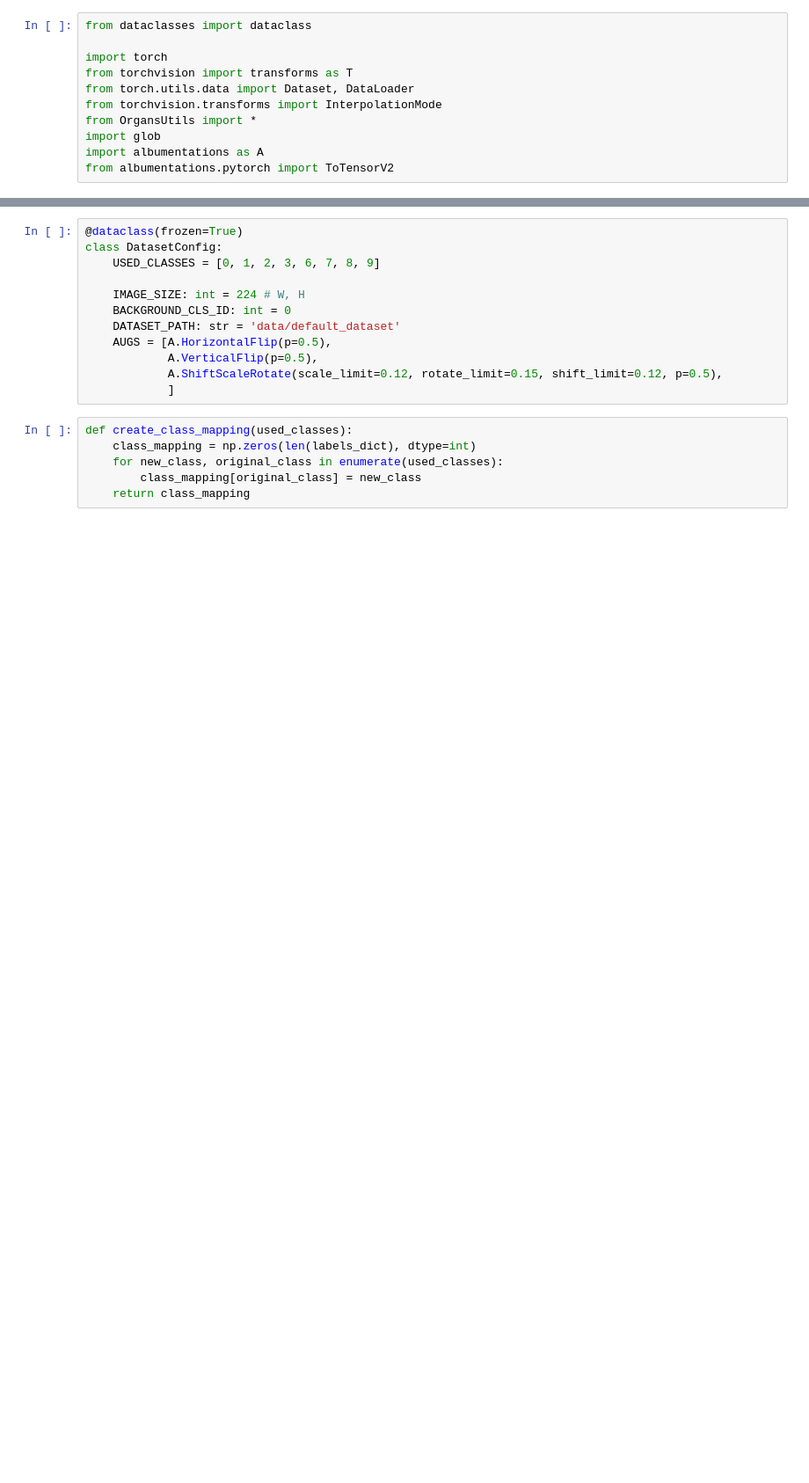
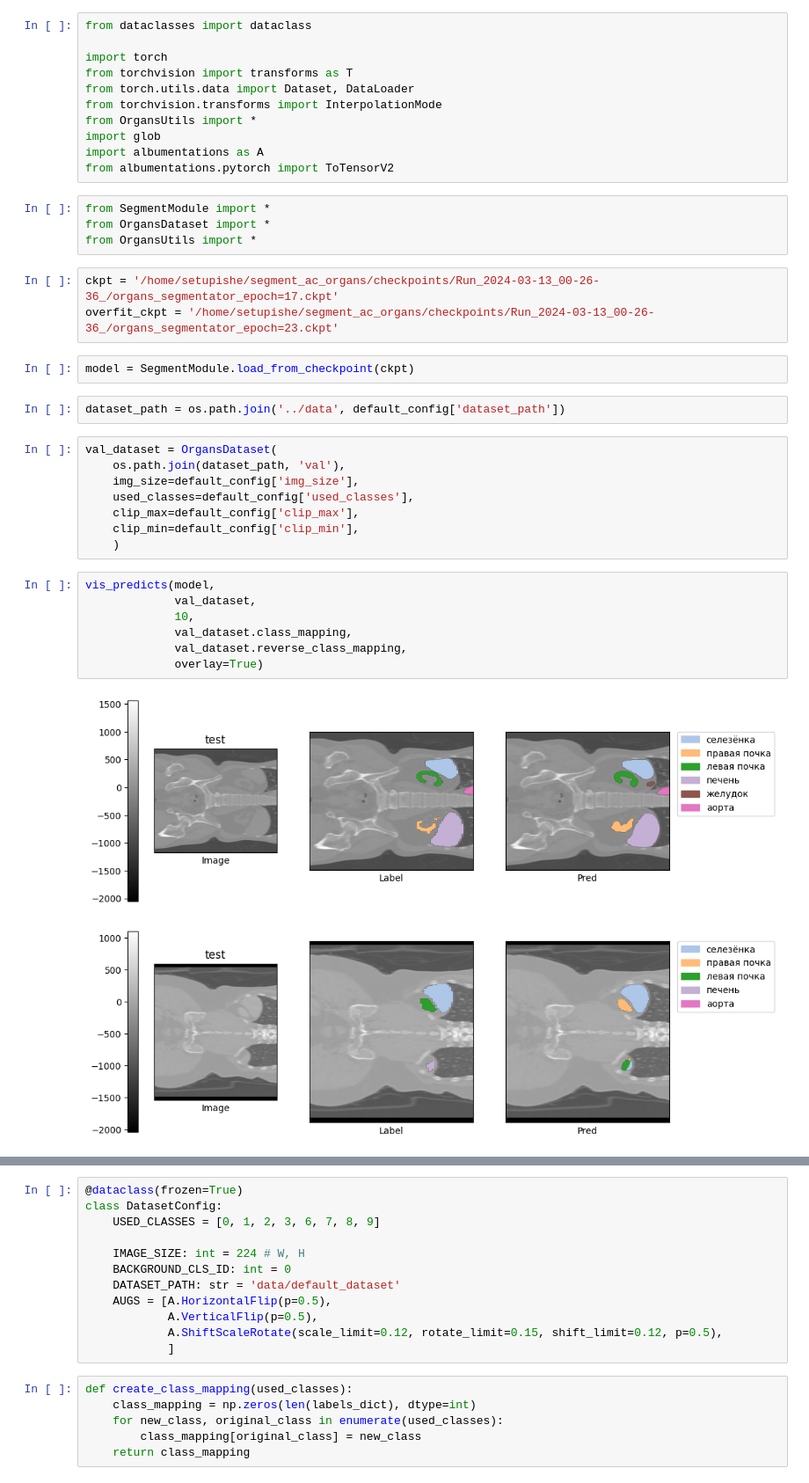
Before and after one commit to setupishe/segment_ac_organs, a Jupyter notebook: src/baseline.ipynb, the cells around one changed output, grey strips where cells are left out. Shown at 88% size. Drawn from its saved outputs; the diff is of its cells as text; blank space fills up the shorter version.

```diff
--- a/src/baseline.ipynb
+++ b/src/baseline.ipynb
@@ -9,3 +9,32 @@ from OrgansUtils import *
 import glob
 import albumentations as A
 from albumentations.pytorch import ToTensorV2
+# %%
+from SegmentModule import *
+from OrgansDataset import *
+from OrgansUtils import *
+# %%
+ckpt = '/home/setupishe/segment_ac_organs/checkpoints/Run_2024-03-13_00-26-36_/organs_segmentator_epoch=17.ckpt'
+overfit_ckpt = '/home/setupishe/segment_ac_organs/checkpoints/Run_2024-03-13_00-26-36_/organs_segmentator_epoch=23.ckpt'
+# %%
+model = SegmentModule.load_from_checkpoint(ckpt)
+# %%
+dataset_path = os.path.join('../data', default_config['dataset_path'])
+# %%
+val_dataset = OrgansDataset(
+    os.path.join(dataset_path, 'val'),
+    img_size=default_config['img_size'],
+    used_classes=default_config['used_classes'],
+    clip_max=default_config['clip_max'],
+    clip_min=default_config['clip_min'],
+    )
+# %%
+vis_predicts(model,
+             val_dataset,
+             10,
+             val_dataset.class_mapping,
+             val_dataset.reverse_class_mapping,
+             overlay=True)
+# %% [output]
+[figure, added]
+[figure, added]
```
Also changed, not shown: parts of 1 cell of this notebook, 3 other files.
